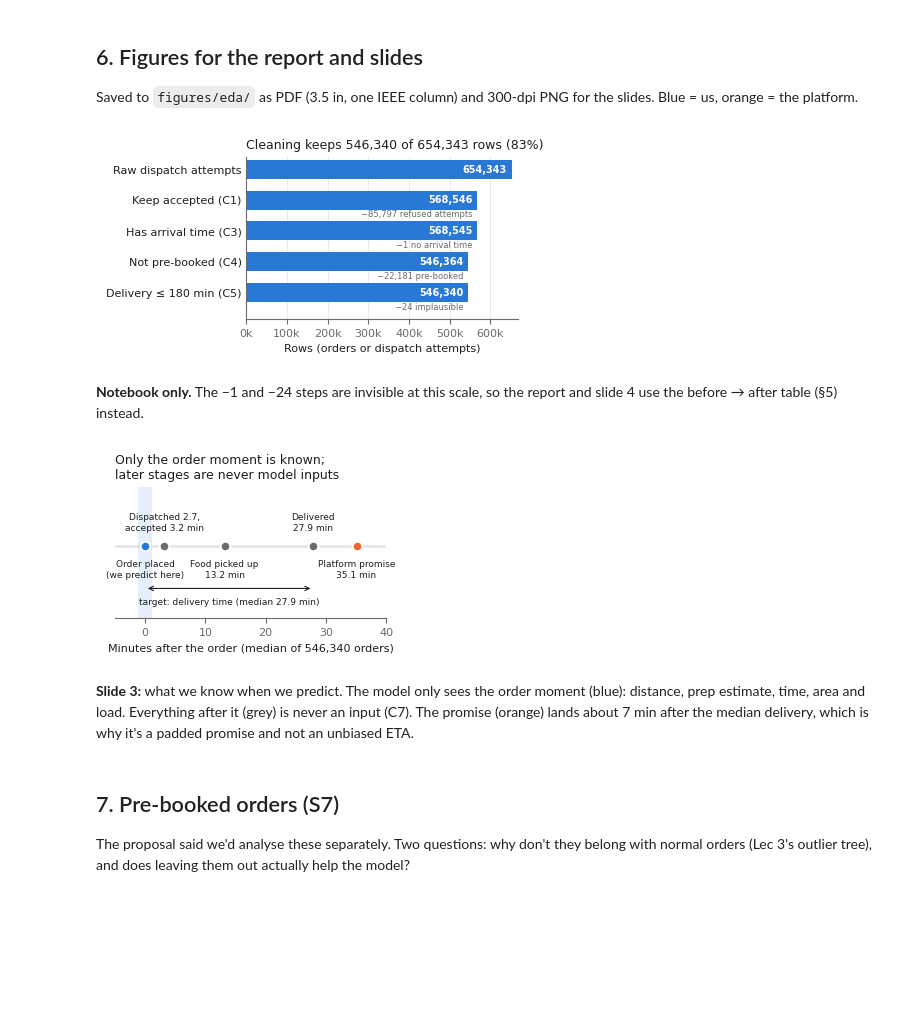
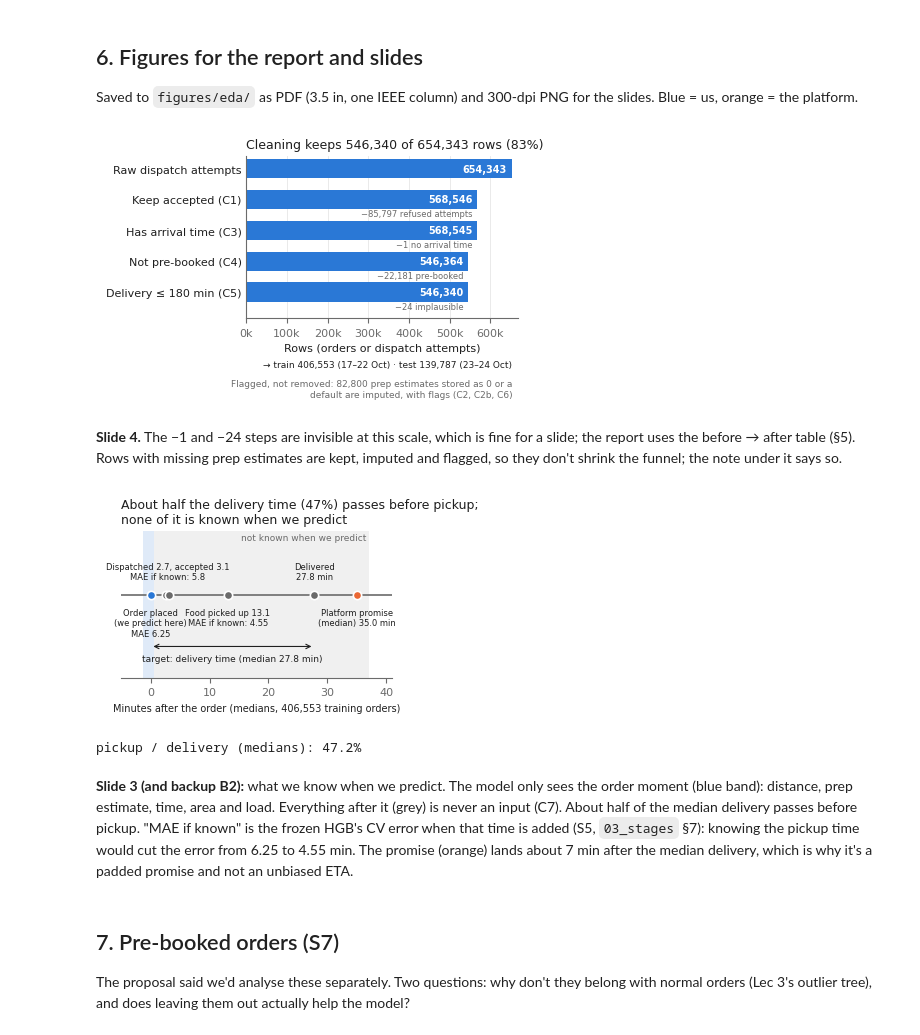
Before and after one commit to lynn60107070/dsai5101-delivery-eta, a Jupyter notebook: notebooks/01_data_audit.ipynb, the cells around one changed output. Drawn from its saved outputs; the diff is of its cells as text; code cells hidden in the pictures; blank space fills up the shorter version.

Commit message:
S8: final figure set (training days, report and slide versions)

```diff
--- a/notebooks/01_data_audit.ipynb
+++ b/notebooks/01_data_audit.ipynb
@@ -566,65 +566,84 @@ def save(fig, name):
     fig.savefig(FIG_DIR / f"{name}.pdf", bbox_inches="tight")
     fig.savefig(FIG_DIR / f"{name}.png", dpi=300, bbox_inches="tight")
 # %%
-# --- Cleaning funnel (notebook only: the report and slide 4 use the before -> after table in §5)
+# --- Cleaning funnel (slide 4; the report uses the before -> after table in §5)
 labels = ["Raw dispatch attempts", "Keep accepted (C1)", "Has arrival time (C3)",
           "Not pre-booked (C4)", "Delivery ≤ 180 min (C5)"]
 notes = ["", "−85,797 refused attempts", "−1 no arrival time", "−22,181 pre-booked", "−24 implausible"]
 n = table["rows after"].tolist()
 fig, ax = plt.subplots(figsize=(3.5, 2.1))
 y = range(len(n))[::-1]
 ax.barh(list(y), n, height=0.62, color=BLUE)
 for yi, v, note in zip(y, n, notes):
     ax.text(v * 0.98, yi, f"{v:,}", ha="right", va="center", color="white", fontsize=7, fontweight="bold")
     if note:
         ax.text(v * 0.98, yi - 0.47, note, ha="right", va="center", color=MUTED, fontsize=6)
 ax.set_yticks(list(y), labels)
 ax.set_xlim(0, n[0] * 1.02); ax.set_ylim(-0.85, len(n) - 0.6)
 ax.set_xlabel("Rows (orders or dispatch attempts)")
 ax.xaxis.set_major_formatter(plt.FuncFormatter(lambda v, _: f"{v / 1000:.0f}k"))
 ax.tick_params(axis="y", length=0)
 ax.grid(axis="x", color=GRID, lw=0.6); ax.set_axisbelow(True)
 ax.set_title(f"Cleaning keeps {n[-1]:,} of {n[0]:,} rows ({n[-1] / n[0]:.0%})", loc="left", fontsize=9, color=INK)
+kept = load_table()
+flagged = int(kept["prep_missing"].sum())
+n_train, n_test = int((kept["day"] <= 20221022).sum()), int((kept["day"] > 20221022).sum())
+ax.text(0.98, -0.3, f"→ train {n_train:,} (17–22 Oct) · test {n_test:,} (23–24 Oct)", transform=ax.transAxes,
+        ha="right", fontsize=6.5, color=INK)
+ax.text(0.98, -0.38, f"Flagged, not removed: {flagged:,} prep estimates stored as 0 or a\ndefault are imputed, with flags (C2, C2b, C6)",
+        transform=ax.transAxes, ha="right", va="top", fontsize=6.5, color=MUTED)
+save(fig, "cleaning_funnel")
 plt.show()
 # %% [output]
-[figure, old version]
+[figure, new version]
 # %% [markdown]
-**Notebook only.** The −1 and −24 steps are invisible at this scale, so the report and slide 4 use the
-before → after table (§5) instead.
+**Slide 4.** The −1 and −24 steps are invisible at this scale, which is fine for a slide; the report uses the
+before → after table (§5). Rows with missing prep estimates are kept, imputed and flagged, so they don't shrink the
+funnel; the note under it says so.
 # %%
-# --- Figure 1: order timeline, what is known at prediction time (slide 3)
+# --- Figure 1: order timeline, what is known at prediction time (slide 3; leakage numbers for backup B2)
 t = load_table()
+t = t[t["day"] <= 20221022]       # training days only
 med = t[["dispatch_min", "grab_min", "fetch_min", "delivery_min", "promise_min"]].median()
-points = [(0, BLUE), (med["grab_min"], MUTED), (med["fetch_min"], MUTED),
-          (med["delivery_min"], MUTED), (med["promise_min"], ORANGE)]
-labels_tl = [(0, -0.22, "Order placed\n(we predict here)"),
-             (med["grab_min"], 0.22, f"Dispatched {med['dispatch_min']:.1f},\naccepted {med['grab_min']:.1f} min"),
-             (med["fetch_min"], -0.22, f"Food picked up\n{med['fetch_min']:.1f} min"),
-             (med["delivery_min"], 0.22, f"Delivered\n{med['delivery_min']:.1f} min"),
-             (med["promise_min"], -0.22, f"Platform promise\n{med['promise_min']:.1f} min")]
-fig, ax = plt.subplots(figsize=(3.5, 1.7))
-ax.axvspan(-1.2, 1.2, color=BLUE, alpha=0.12, lw=0)
-ax.axhline(0, color=GRID, lw=2, zorder=0)
-ax.annotate("", xy=(med["delivery_min"], -0.68), xytext=(0, -0.68),
-            arrowprops=dict(arrowstyle="<->", color=INK, lw=0.8))
-ax.text(med["delivery_min"] / 2, -0.82, f"target: delivery time (median {med['delivery_min']:.1f} min)",
+# CV MAE of the frozen HGB when each time is also given to the model (S5, 03_stages §7); order-time only: 6.25
+MAE_IF_KNOWN = {"dispatch/accept": "5.8", "pickup": "4.55", "order": "6.25"}
+fig, ax = plt.subplots(figsize=(3.5, 1.9))
+ax.axvspan(0.6, med["promise_min"] + 2, color=GRID, alpha=0.6, lw=0, zorder=0)
+ax.axvspan(-1.2, 0.6, color=BLUE, alpha=0.15, lw=0, zorder=0)
+ax.text(med["promise_min"] + 1.5, 0.82, "not known when we predict", ha="right", fontsize=6.5, color=MUTED)
+ax.axhline(0, color=MUTED, lw=1.2, zorder=1)
+ax.annotate("", xy=(med["delivery_min"], -0.78), xytext=(0, -0.78), arrowprops=dict(arrowstyle="<->", color=INK, lw=0.8))
+ax.text(med["delivery_min"] / 2, -0.9, f"target: delivery time (median {med['delivery_min']:.1f} min)",
         ha="center", va="top", fontsize=6.5, color=INK)
-for x, col in points:
-    ax.plot(x, 0, "o", ms=7, color=col, mec="white", mew=1.5, zorder=3)
+for x, col in [(0, BLUE), (med["dispatch_min"], MUTED), (med["grab_min"], MUTED), (med["fetch_min"], MUTED),
+               (med["delivery_min"], MUTED), (med["promise_min"], ORANGE)]:
+    ax.plot(x, 0, "o", ms=6, color=col, mec="white", mew=1.2, zorder=3)
+labels_tl = [(0, -0.2, f"Order placed\n(we predict here)\nMAE {MAE_IF_KNOWN['order']}"),
+             ((med["dispatch_min"] + med["grab_min"]) / 2, 0.2,
+              f"Dispatched {med['dispatch_min']:.1f}, accepted {med['grab_min']:.1f}\nMAE if known: {MAE_IF_KNOWN['dispatch/accept']}"),
+             (med["fetch_min"], -0.2, f"Food picked up {med['fetch_min']:.1f}\nMAE if known: {MAE_IF_KNOWN['pickup']}"),
+             (med["delivery_min"], 0.2, f"Delivered\n{med['delivery_min']:.1f} min"),
+             (med["promise_min"], -0.2, f"Platform promise\n(median) {med['promise_min']:.1f} min")]
 for x, dy, lab in labels_tl:
-    ax.text(x, dy, lab, ha="center", va="bottom" if dy > 0 else "top", fontsize=6.5, color=INK)
-ax.set_xlim(-5, 40); ax.set_ylim(-1.15, 0.95)
+    ax.text(x, dy, lab, ha="center", va="bottom" if dy > 0 else "top", fontsize=6, color=INK)
+ax.set_xlim(-5, 41); ax.set_ylim(-1.25, 0.95)
 ax.set_yticks([]); ax.spines["left"].set_visible(False)
-ax.set_xlabel("Minutes after the order (median of 546,340 orders)")
-ax.set_title("Only the order moment is known;\nlater stages are never model inputs", loc="left", fontsize=9, color=INK)
+ax.set_xlabel(f"Minutes after the order (medians, {len(t):,} training orders)", fontsize=7)
+share = med["fetch_min"] / med["delivery_min"]
+ax.set_title(f"About half the delivery time ({share:.0%}) passes before pickup;\nnone of it is known when we predict",
+             loc="left", fontsize=9, color=INK)
 save(fig, "order_timeline")
 plt.show()
+print(f"pickup / delivery (medians): {share:.1%}")
 # %% [output]
-[figure, old version]
+[figure, new version]
+pickup / delivery (medians): 47.2%
 # %% [markdown]
-**Slide 3:** what we know when we predict. The model only sees the order moment (blue): distance, prep estimate,
-time, area and load. Everything after it (grey) is never an input (C7). The promise (orange) lands about 7 min
-after the median delivery, which is why it's a padded promise and not an unbiased ETA.
+**Slide 3 (and backup B2):** what we know when we predict. The model only sees the order moment (blue band):
+distance, prep estimate, time, area and load. Everything after it (grey) is never an input (C7). About half of the
+median delivery passes before pickup. "MAE if known" is the frozen HGB's CV error when that time is added (S5,
+`03_stages` §7): knowing the pickup time would cut the error from 6.25 to 4.55 min. The promise (orange) lands
+about 7 min after the median delivery, which is why it's a padded promise and not an unbiased ETA.
 # %% [markdown]
 ## 7. Pre-booked orders (S7)
 The proposal said we'd analyse these separately. Two questions: why don't they belong with normal orders (Lec 3's
```
Also changed, not shown: parts of 1 cell of this notebook, 37 other files.
